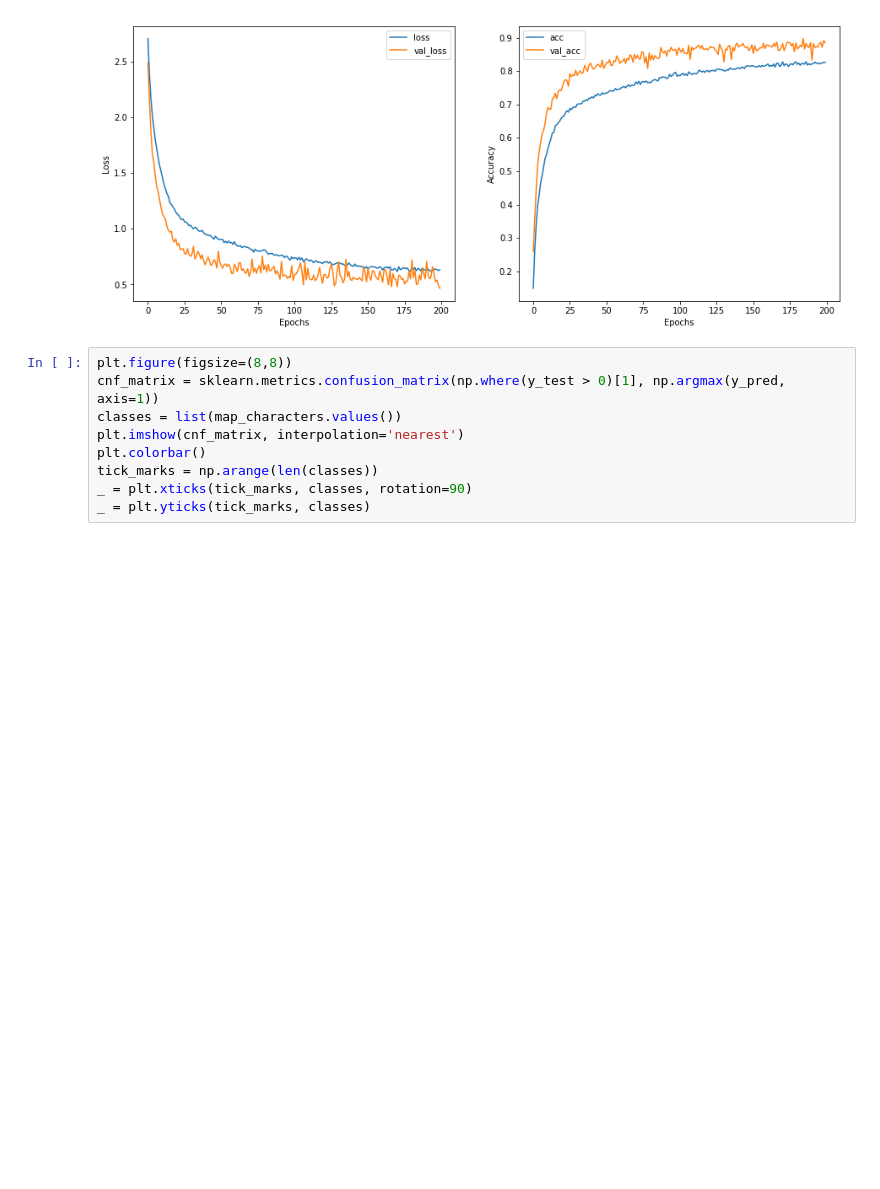
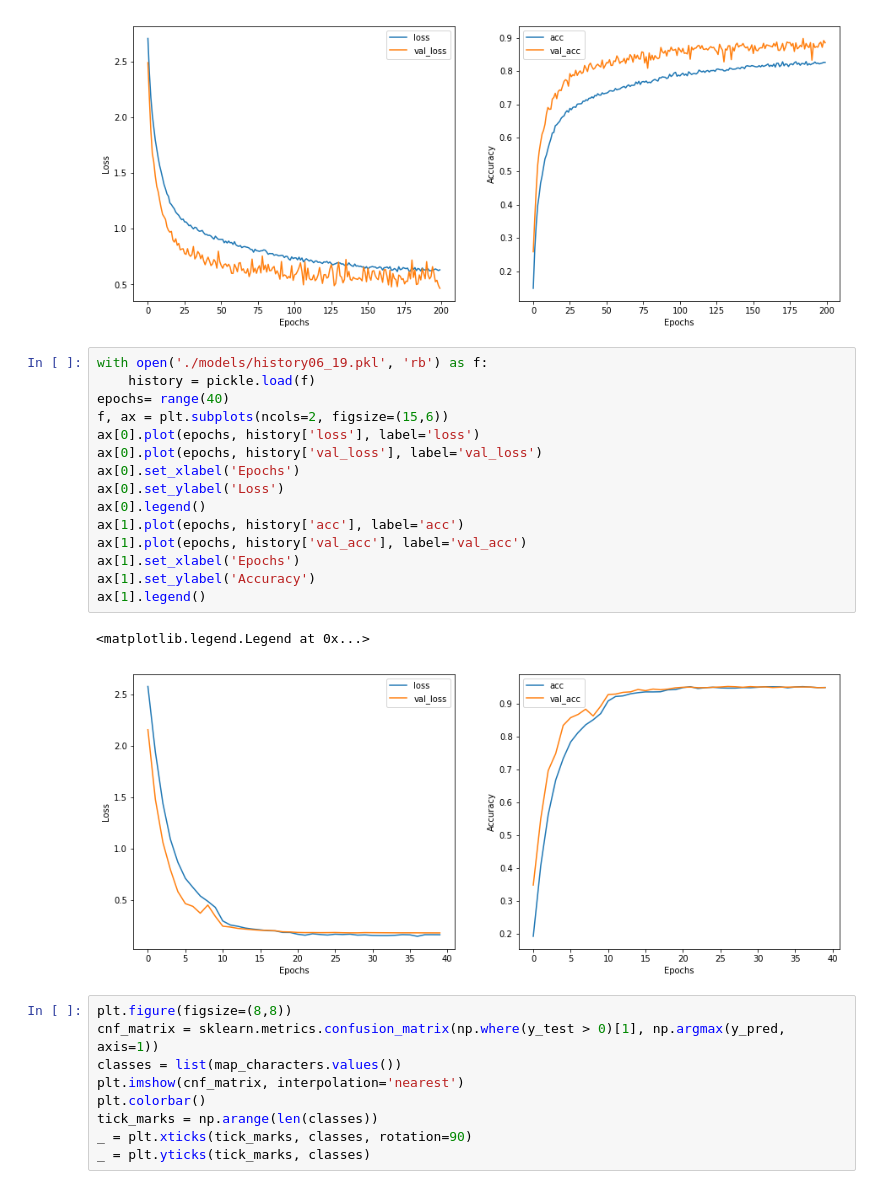
Before and after one commit to alexattia/SimpsonRecognition, a Jupyter notebook: Data Processing and Learning.ipynb, the cells around one changed output. Saved outputs shown, nothing was run; the diff lists cells and outputs as text; blank space fills up the shorter version.

```diff
--- a/Data Processing and Learning.ipynb
+++ b/Data Processing and Learning.ipynb
@@ -116,6 +114,24 @@ ax[1].legend()
 # %% [output]
 <matplotlib.legend.Legend at 0x...>
 [figure]
+# %%
+with open('./models/history06_19.pkl', 'rb') as f:
+    history = pickle.load(f)
+epochs= range(40)
+f, ax = plt.subplots(ncols=2, figsize=(15,6))
+ax[0].plot(epochs, history['loss'], label='loss')
+ax[0].plot(epochs, history['val_loss'], label='val_loss')
+ax[0].set_xlabel('Epochs')
+ax[0].set_ylabel('Loss')
+ax[0].legend()
+ax[1].plot(epochs, history['acc'], label='acc')
+ax[1].plot(epochs, history['val_acc'], label='val_acc')
+ax[1].set_xlabel('Epochs')
+ax[1].set_ylabel('Accuracy')
+ax[1].legend()
+# %% [output]
+<matplotlib.legend.Legend at 0x...>
+[figure, added]
 # %%
 plt.figure(figsize=(8,8))
 cnf_matrix = sklearn.metrics.confusion_matrix(np.where(y_test > 0)[1], np.argmax(y_pred, axis=1))
```
Also changed, not shown: parts of 2 cells of this notebook, 1 other file.
